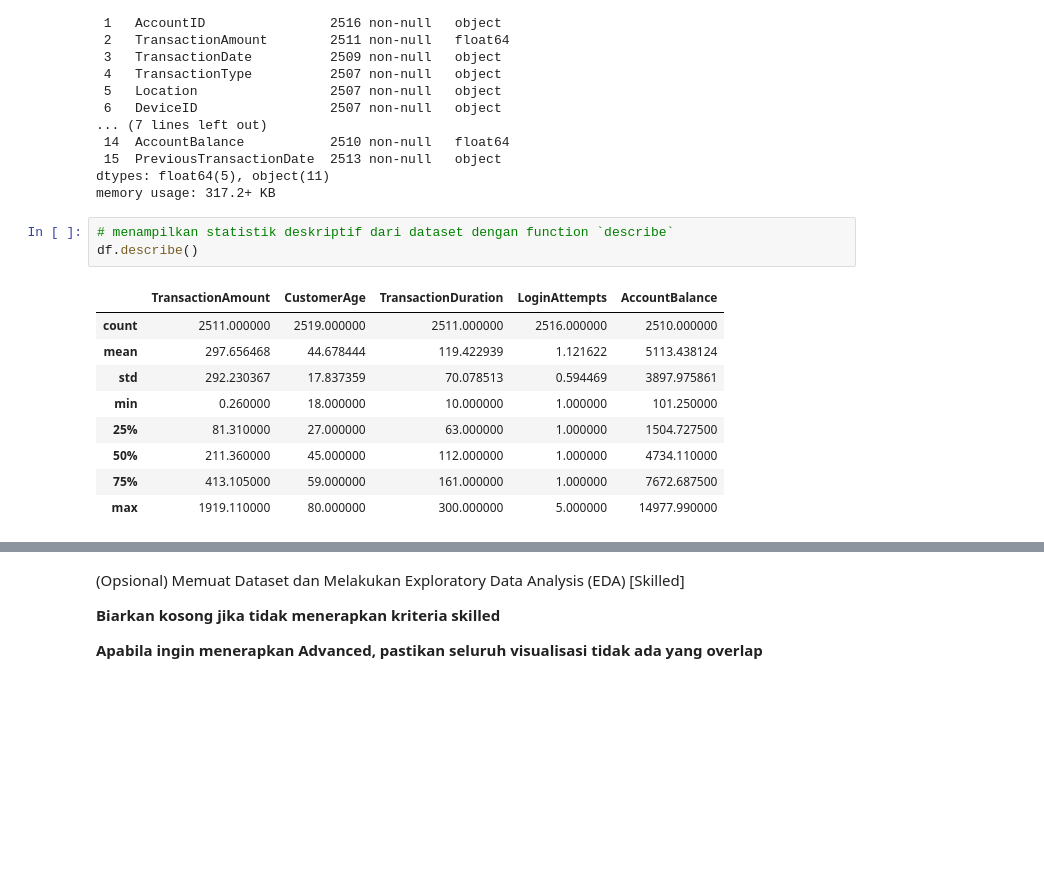
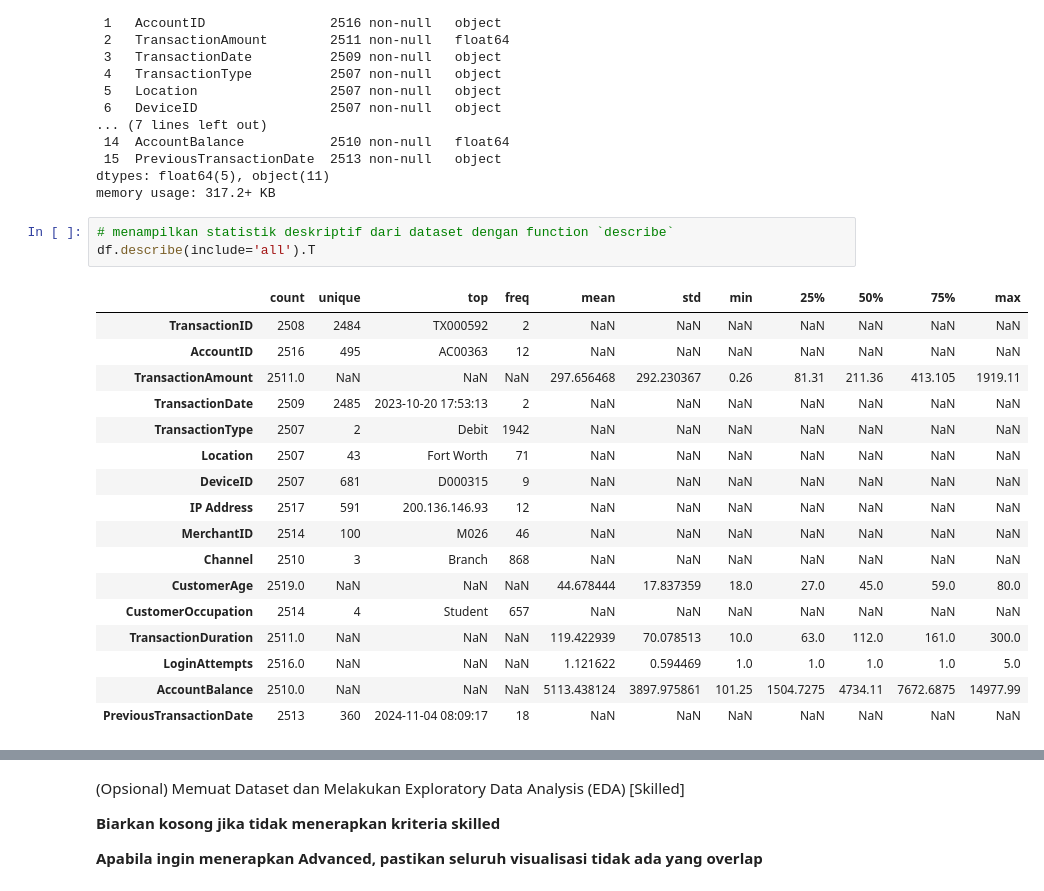
Before and after one commit to Sulbae/ML-Supervised-Unsupervised, a Jupyter notebook: [Clustering]_Submission_Akhir_BMLP_Anggun-Sulis-Setyawan.ipynb, the cells around one changed output, grey strips where cells are left out. Cells and saved outputs as stored; diff of their text form; blank space fills up the shorter version.

```diff
--- a/[Clustering]_Submission_Akhir_BMLP_Anggun-Sulis-Setyawan.ipynb
+++ b/[Clustering]_Submission_Akhir_BMLP_Anggun-Sulis-Setyawan.ipynb
@@ -113,14 +113,22 @@ dtypes: float64(5), object(11)
 memory usage: 317.2+ KB
 # %%
 # menampilkan statistik deskriptif dari dataset dengan function `describe`
-df.describe()
+df.describe(include='all').T
 # %% [output]
-|  | TransactionAmount | CustomerAge | TransactionDuration | LoginAttempts | AccountBalance |
-| count | 2511.000000 | 2519.000000 | 2511.000000 | 2516.000000 | 2510.000000 |
-| mean | 297.656468 | 44.678444 | 119.422939 | 1.121622 | 5113.438124 |
-| std | 292.230367 | 17.837359 | 70.078513 | 0.594469 | 3897.975861 |
-| min | 0.260000 | 18.000000 | 10.000000 | 1.000000 | 101.250000 |
-| 25% | 81.310000 | 27.000000 | 63.000000 | 1.000000 | 1504.727500 |
-| 50% | 211.360000 | 45.000000 | 112.000000 | 1.000000 | 4734.110000 |
-| 75% | 413.105000 | 59.000000 | 161.000000 | 1.000000 | 7672.687500 |
-| max | 1919.110000 | 80.000000 | 300.000000 | 5.000000 | 14977.990000 |
+|  | count | unique | top | freq | mean | std | min | 25% | 50% | 75% | max |
+| TransactionID | 2508 | 2484 | TX000592 | 2 | NaN | NaN | NaN | NaN | NaN | NaN | NaN |
+| AccountID | 2516 | 495 | AC00363 | 12 | NaN | NaN | NaN | NaN | NaN | NaN | NaN |
+| TransactionAmount | 2511.0 | NaN | NaN | NaN | 297.656468 | 292.230367 | 0.26 | 81.31 | 211.36 | 413.105 | 1919.11 |
+| TransactionDate | 2509 | 2485 | 2023-10-20 17:53:13 | 2 | NaN | NaN | NaN | NaN | NaN | NaN | NaN |
+| TransactionType | 2507 | 2 | Debit | 1942 | NaN | NaN | NaN | NaN | NaN | NaN | NaN |
+| Location | 2507 | 43 | Fort Worth | 71 | NaN | NaN | NaN | NaN | NaN | NaN | NaN |
+| DeviceID | 2507 | 681 | D000315 | 9 | NaN | NaN | NaN | NaN | NaN | NaN | NaN |
+| IP Address | 2517 | 591 | 200.136.146.93 | 12 | NaN | NaN | NaN | NaN | NaN | NaN | NaN |
+| MerchantID | 2514 | 100 | M026 | 46 | NaN | NaN | NaN | NaN | NaN | NaN | NaN |
+| Channel | 2510 | 3 | Branch | 868 | NaN | NaN | NaN | NaN | NaN | NaN | NaN |
+| CustomerAge | 2519.0 | NaN | NaN | NaN | 44.678444 | 17.837359 | 18.0 | 27.0 | 45.0 | 59.0 | 80.0 |
+| CustomerOccupation | 2514 | 4 | Student | 657 | NaN | NaN | NaN | NaN | NaN | NaN | NaN |
+| TransactionDuration | 2511.0 | NaN | NaN | NaN | 119.422939 | 70.078513 | 10.0 | 63.0 | 112.0 | 161.0 | 300.0 |
+| LoginAttempts | 2516.0 | NaN | NaN | NaN | 1.121622 | 0.594469 | 1.0 | 1.0 | 1.0 | 1.0 | 5.0 |
+| AccountBalance | 2510.0 | NaN | NaN | NaN | 5113.438124 | 3897.975861 | 101.25 | 1504.7275 | 4734.11 | 7672.6875 | 14977.99 |
+| PreviousTransactionDate | 2513 | 360 | 2024-11-04 08:09:17 | 18 | NaN | NaN | NaN | NaN | NaN | NaN | NaN |
```
Also changed, not shown: parts of 15 cells of this notebook.
